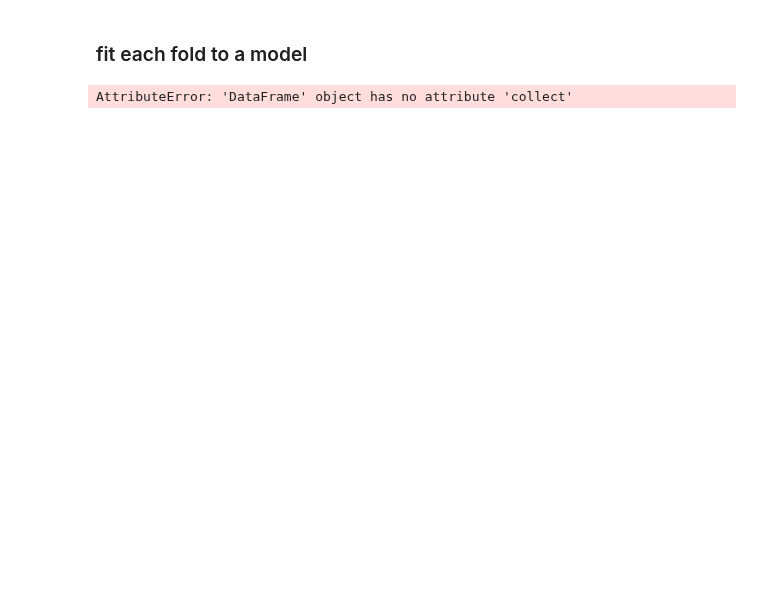
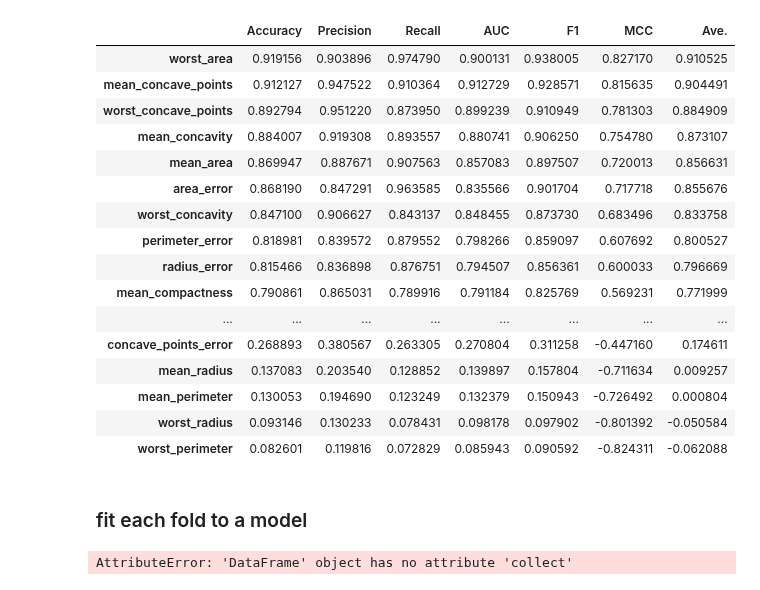
Before and after one commit to predictables/predictables, a Jupyter notebook: dev_univariate.ipynb, the cells around one changed output. Drawn from its saved outputs; the diff is of its cells as text; code cells hidden in the pictures; blank space fills up the shorter version.

```diff
--- a/dev_univariate.ipynb
+++ b/dev_univariate.ipynb
@@ -39,8 +32,8 @@ ua = UnivariateAnalysis(
     df_val=df,
     target_column_name="target",
     feature_column_names=df.columns[:-2],
+    cv_column_name="cv",
     has_time_series_structure=False,
-    cv_folds=df["cv"],
 )
 ua.cv_folds
 # %% [output]
@@ -50,5 +52,25 @@ Use `select()` or `filter()` instead.
 # %%
 ua.build_report("cancer.pdf")
+# %%
+ua._sort_features_by_ua()
+# %% [output]
+|  | Accuracy | Precision | Recall | AUC | F1 | MCC | Ave. |
+| worst_area | 0.919156 | 0.903896 | 0.974790 | 0.900131 | 0.938005 | 0.827170 | 0.910525 |
+| mean_concave_points | 0.912127 | 0.947522 | 0.910364 | 0.912729 | 0.928571 | 0.815635 | 0.904491 |
+| worst_concave_points | 0.892794 | 0.951220 | 0.873950 | 0.899239 | 0.910949 | 0.781303 | 0.884909 |
+| mean_concavity | 0.884007 | 0.919308 | 0.893557 | 0.880741 | 0.906250 | 0.754780 | 0.873107 |
+| mean_area | 0.869947 | 0.887671 | 0.907563 | 0.857083 | 0.897507 | 0.720013 | 0.856631 |
+| area_error | 0.868190 | 0.847291 | 0.963585 | 0.835566 | 0.901704 | 0.717718 | 0.855676 |
+| worst_concavity | 0.847100 | 0.906627 | 0.843137 | 0.848455 | 0.873730 | 0.683496 | 0.833758 |
+| perimeter_error | 0.818981 | 0.839572 | 0.879552 | 0.798266 | 0.859097 | 0.607692 | 0.800527 |
+| radius_error | 0.815466 | 0.836898 | 0.876751 | 0.794507 | 0.856361 | 0.600033 | 0.796669 |
+| mean_compactness | 0.790861 | 0.865031 | 0.789916 | 0.791184 | 0.825769 | 0.569231 | 0.771999 |
+| ... | ... | ... | ... | ... | ... | ... | ... |
+| concave_points_error | 0.268893 | 0.380567 | 0.263305 | 0.270804 | 0.311258 | -0.447160 | 0.174611 |
+| mean_radius | 0.137083 | 0.203540 | 0.128852 | 0.139897 | 0.157804 | -0.711634 | 0.009257 |
+| mean_perimeter | 0.130053 | 0.194690 | 0.123249 | 0.132379 | 0.150943 | -0.726492 | 0.000804 |
+| worst_radius | 0.093146 | 0.130233 | 0.078431 | 0.098178 | 0.097902 | -0.801392 | -0.050584 |
+| worst_perimeter | 0.082601 | 0.119816 | 0.072829 | 0.085943 | 0.090592 | -0.824311 | -0.062088 |
 # %% [markdown]
 ### fit each fold to a model
 # %%
```
Also changed, not shown: parts of 2 cells of this notebook, 9 other files.
